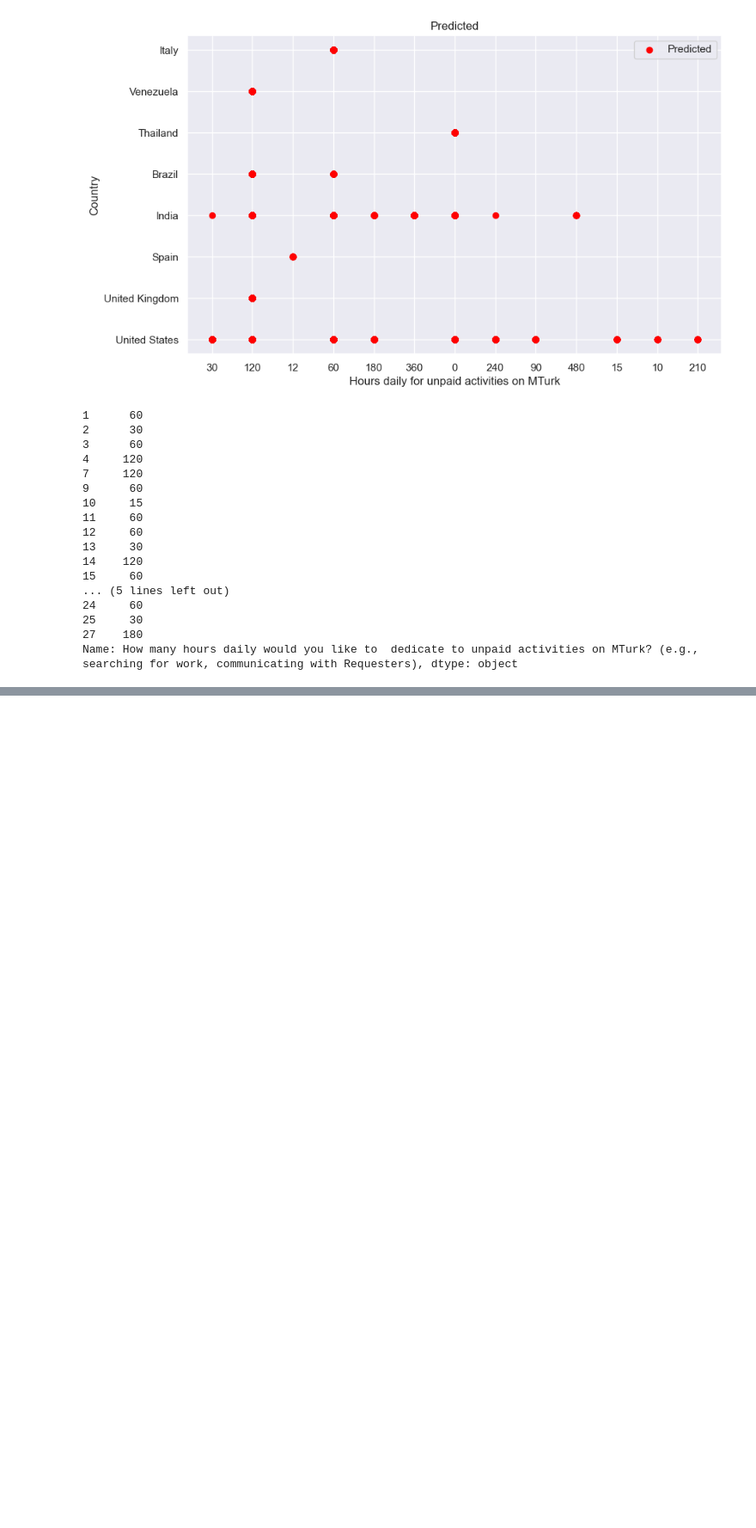
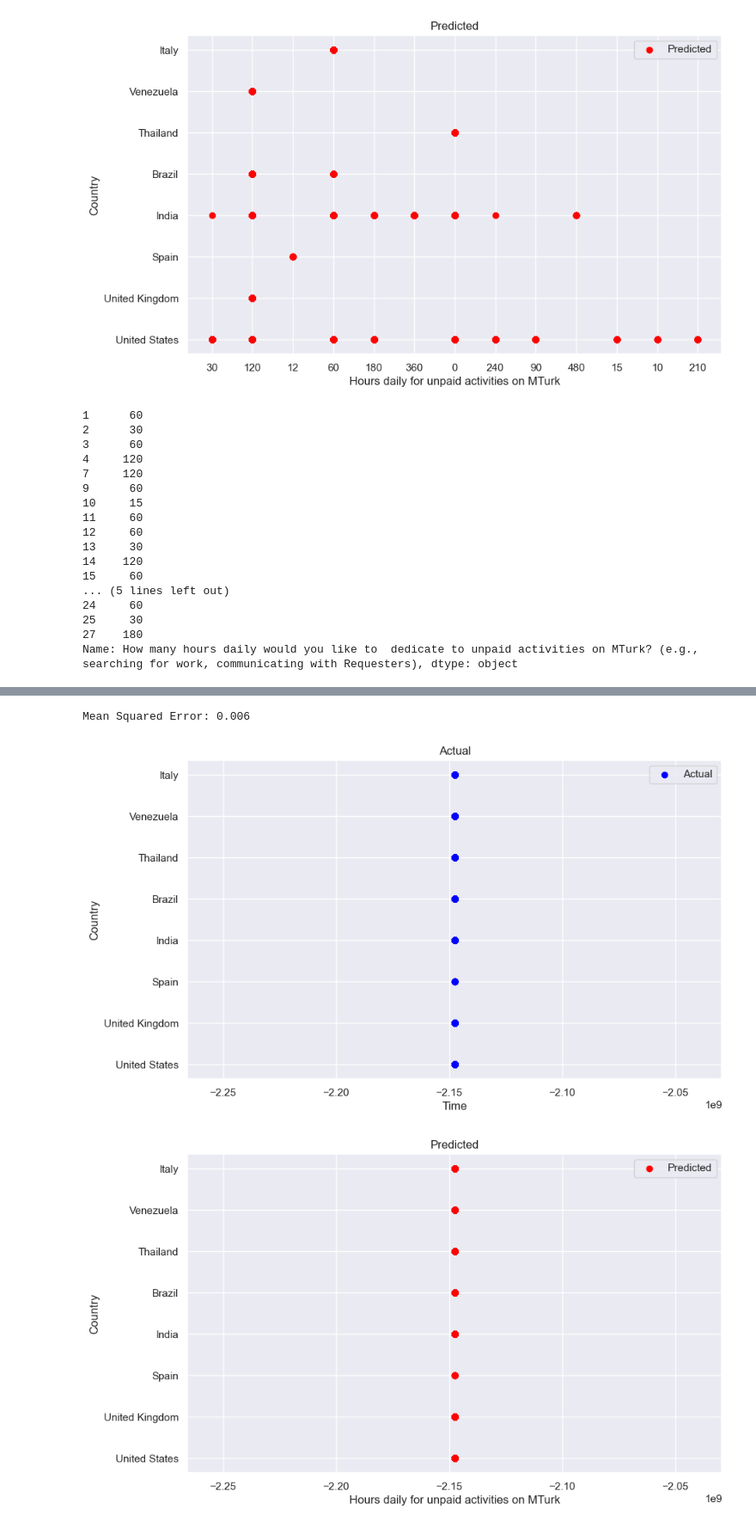
Before and after one commit to NicholasBerns/DataScienceProject, a Jupyter notebook: mturk_models.ipynb, the cells around one changed output, grey strips where cells are left out. Shown at 86% size. Saved outputs shown, nothing was run; the diff lists cells and outputs as text; code cells hidden in the pictures; blank space fills up the shorter version.

```diff
--- a/mturk_models.ipynb
+++ b/mturk_models.ipynb
@@ -425,0 +448,37 @@ Name: How many hours daily would you like to  dedicate to unpaid activities on M
+# %%
+# Making predictions
+y_pred = best.predict(Xtest)
+
+# Extracting feature and target variables
+X_Hours = pd.DataFrame(scale.inverse_transform(Xtest), columns=Xtest.columns)
+X_Hours = X_Hours['Time'].astype(int)
+#X_Hours = Encoders['Time'].inverse_transform(X_Hours)
+
+y_test = Encoders['Country'].inverse_transform(Ytest)
+y_predict = Encoders['Country'].inverse_transform(y_pred)
+
+# Calculating MSE (Mean Squared Error)
+mse = mean_squared_error(Ytest, y_pred)
+print("Mean Squared Error:", mse)
+
+# Plotting actual vs predicted
+plt.figure(figsize=(10, 6))
+plt.scatter(X_Hours, y_test, color='blue', label='Actual')
+plt.xlabel('Time')
+plt.ylabel('Country')
+plt.title('Actual')
+plt.legend()
+plt.grid(True)
+plt.show()
+plt.figure(figsize=(10, 6))
+plt.scatter(X_Hours, y_predict, color='red', label='Predicted')
+plt.xlabel('Hours daily for unpaid activities on MTurk')
+plt.ylabel('Country')
+plt.title('Predicted')
+plt.legend()
+plt.grid(True)
+plt.show()
+# %% [output]
+Mean Squared Error: 0.006
+[figure, added]
+[figure, added]
```
Also changed, not shown: parts of 3 cells of this notebook.
